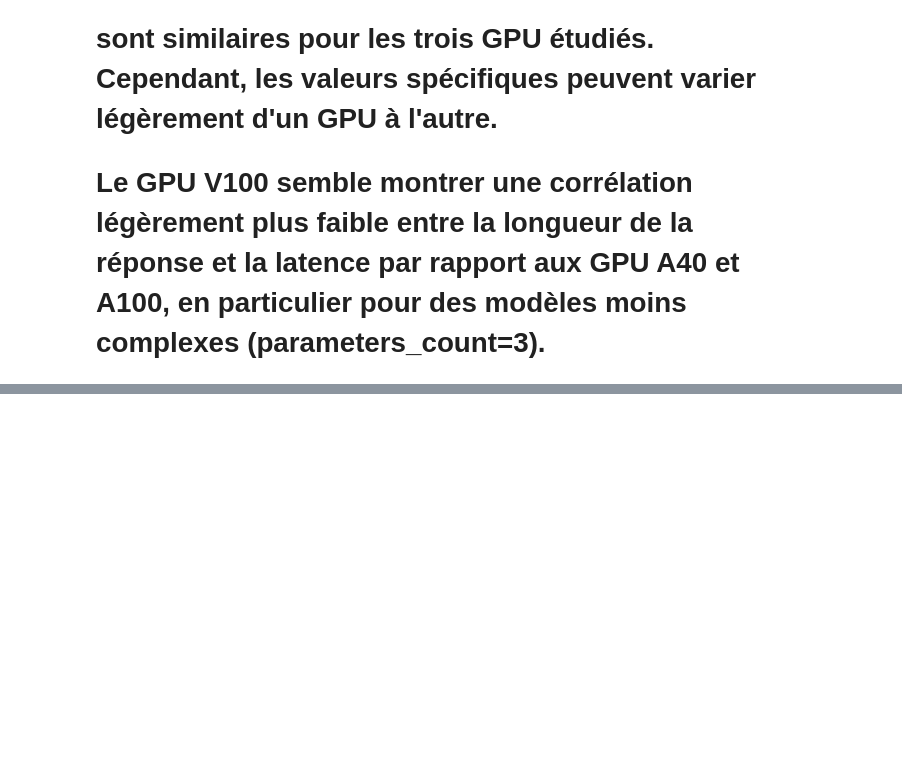
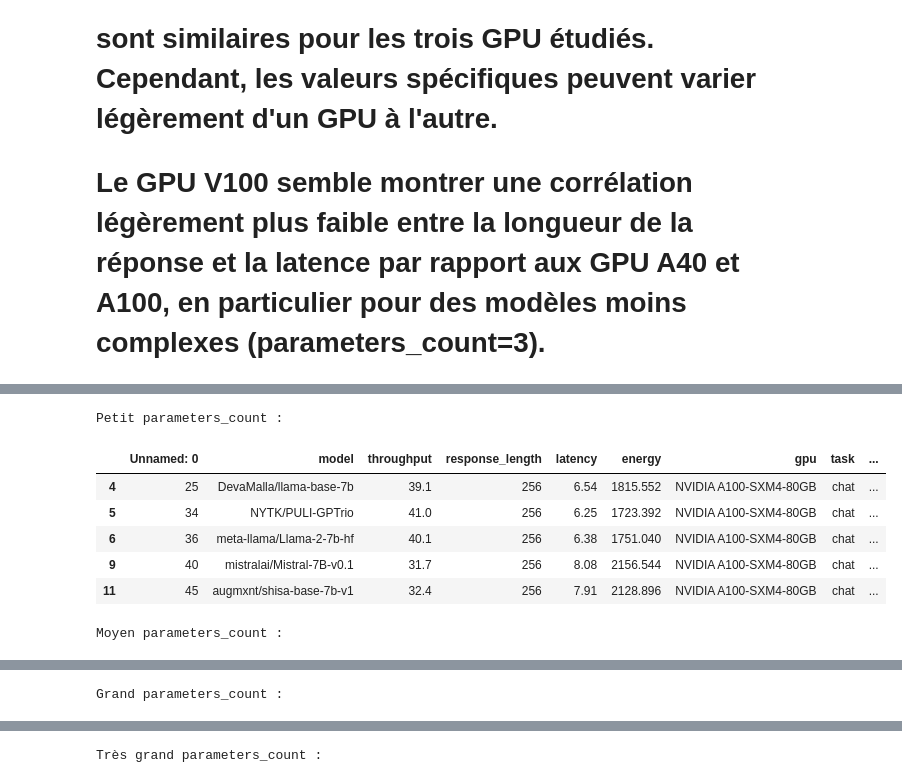
Before and after one commit to dataforgoodfr/12_genai_impact_methodo, a Jupyter notebook: lab/AnalyseLatenceEnergy.ipynb, the cells around one changed output, grey strips where cells are left out. Drawn from its saved outputs; the diff is of its cells as text; code cells hidden in the pictures; blank space fills up the shorter version.

```diff
--- a/lab/AnalyseLatenceEnergy.ipynb
+++ b/lab/AnalyseLatenceEnergy.ipynb
@@ -380,0 +402,36 @@ latency                   0.2178   1.0000
+# %%
+import pandas as pd
+
+# Définir les intervalles pour chaque catégorie de parameters_count
+intervals = [0, 10, 20, 40, float('inf')]
+labels = ['petit', 'moyen', 'grand', 'très grand']
+
+llm_perf['parameters_count_category'] = pd.cut(
+    llm_perf['parameters_count'], bins=intervals, labels=labels, right=False)
+
+petit_params = llm_perf[llm_perf['parameters_count_category'] == 'petit']
+moyen_params = llm_perf[llm_perf['parameters_count_category'] == 'moyen']
+grand_params = llm_perf[llm_perf['parameters_count_category'] == 'grand']
+tres_grand_params = llm_perf[llm_perf['parameters_count_category']
+                             == 'très grand']
+
+print("Petit parameters_count :")
+display(petit_params.head())
+
+print("\nMoyen parameters_count :")
+display(moyen_params.head())
+
+print("\nGrand parameters_count :")
+display(grand_params.head())
+
+print("\nTrès grand parameters_count :")
+display(tres_grand_params.head())
+# %% [output]
+Petit parameters_count :
+|  | Unnamed: 0 | model | throughput | response_length | latency | energy | gpu | task | ... |
+| 4 | 25 | DevaMalla/llama-base-7b | 39.1 | 256 | 6.54 | 1815.552 | NVIDIA A100-SXM4-80GB | chat | ... |
+| 5 | 34 | NYTK/PULI-GPTrio | 41.0 | 256 | 6.25 | 1723.392 | NVIDIA A100-SXM4-80GB | chat | ... |
+| 6 | 36 | meta-llama/Llama-2-7b-hf | 40.1 | 256 | 6.38 | 1751.040 | NVIDIA A100-SXM4-80GB | chat | ... |
+| 9 | 40 | mistralai/Mistral-7B-v0.1 | 31.7 | 256 | 8.08 | 2156.544 | NVIDIA A100-SXM4-80GB | chat | ... |
+| 11 | 45 | augmxnt/shisa-base-7b-v1 | 32.4 | 256 | 7.91 | 2128.896 | NVIDIA A100-SXM4-80GB | chat | ... |
+Moyen parameters_count :
@@ -380,0 +444 @@ latency                   0.2178   1.0000
+Grand parameters_count :
@@ -380,0 +451 @@ latency                   0.2178   1.0000
+Très grand parameters_count :
```
Also changed, not shown: parts of 5 cells of this notebook.
